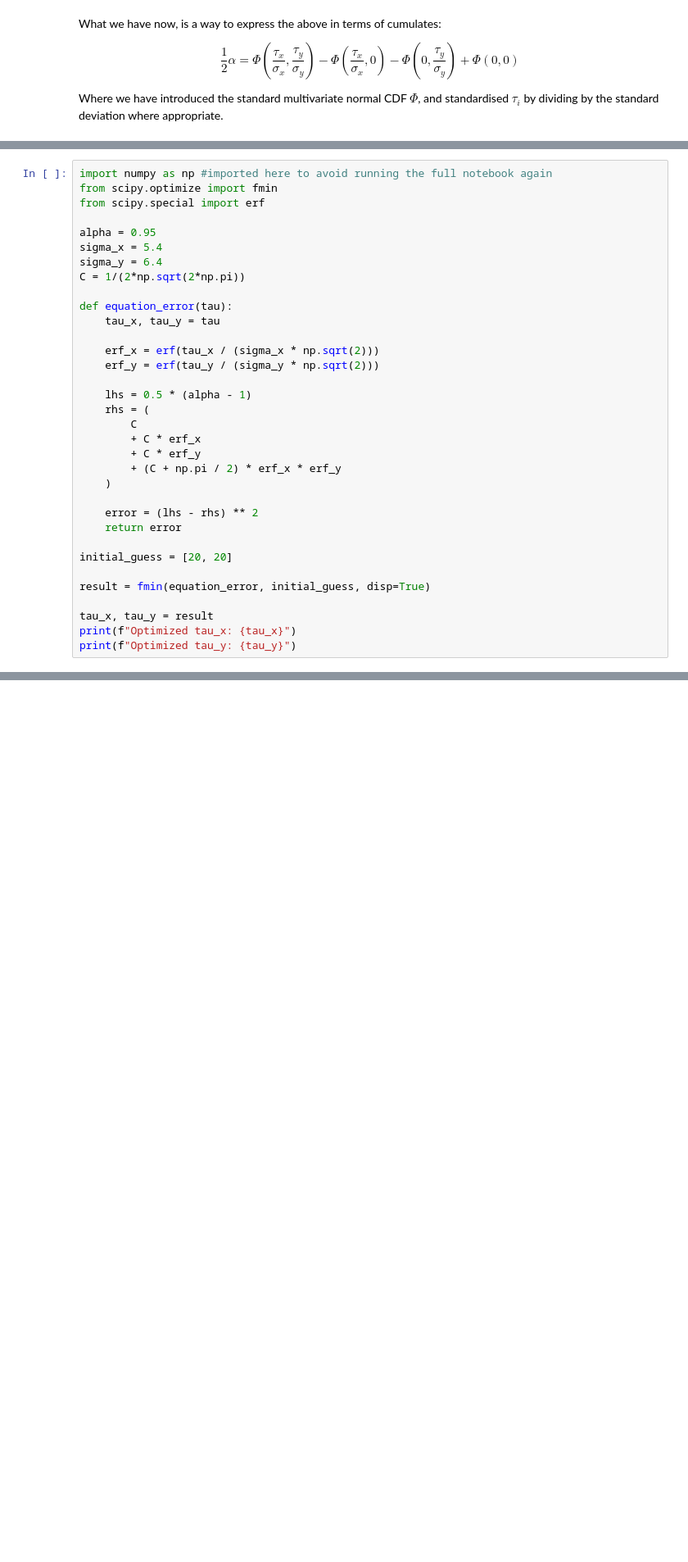
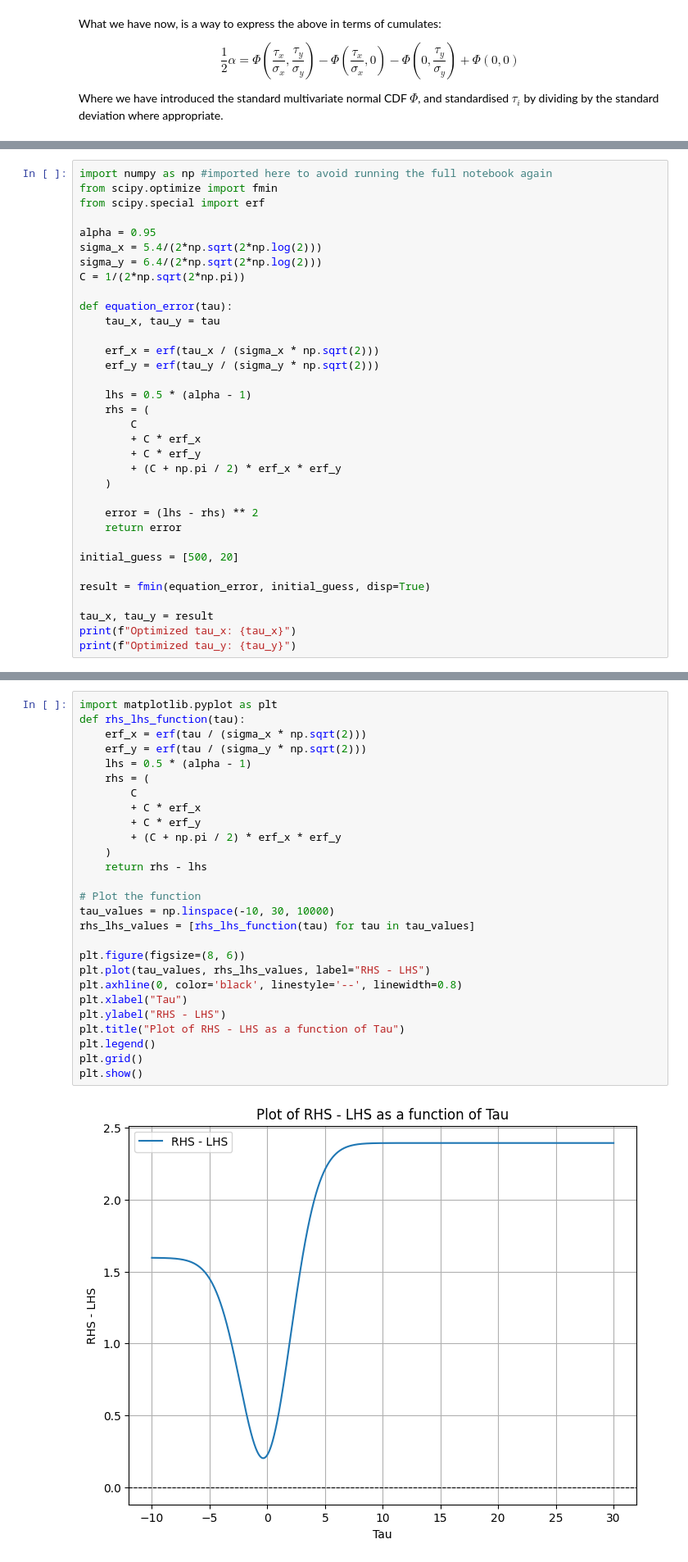
Before and after one commit to AbhishekDey03/mathematical-notebooks, a Jupyter notebook: covariance_matrix_calculations.ipynb, the cells around one changed output, grey strips where cells are left out. Shown at 82% size. Saved outputs shown, nothing was run; the diff lists cells and outputs as text; blank space fills up the shorter version.

Commit message:
Added plots for the functions
It seems like the functions do not have any roots

```diff
--- a/covariance_matrix_calculations.ipynb
+++ b/covariance_matrix_calculations.ipynb
@@ -436,8 +436,8 @@ from scipy.optimize import fmin
 from scipy.special import erf
 
 alpha = 0.95
-sigma_x = 5.4
-sigma_y = 6.4
+sigma_x = 5.4/(2*np.sqrt(2*np.log(2)))
+sigma_y = 6.4/(2*np.sqrt(2*np.log(2)))
 C = 1/(2*np.sqrt(2*np.pi))
 
 def equation_error(tau):
@@ -457,7 +457,7 @@ def equation_error(tau):
     error = (lhs - rhs) ** 2
     return error
 
-initial_guess = [20, 20]
+initial_guess = [500, 20]
 
 result = fmin(equation_error, initial_guess, disp=True)
 
@@ -474,3 +474,32 @@ Optimized tau_y: -1.747877760242497
+# %%
+import matplotlib.pyplot as plt
+def rhs_lhs_function(tau):
+    erf_x = erf(tau / (sigma_x * np.sqrt(2)))
+    erf_y = erf(tau / (sigma_y * np.sqrt(2)))
+    lhs = 0.5 * (alpha - 1)
+    rhs = (
+        C
+        + C * erf_x
+        + C * erf_y
+        + (C + np.pi / 2) * erf_x * erf_y
+    )
+    return rhs - lhs
+
+# Plot the function
+tau_values = np.linspace(-10, 30, 10000)
+rhs_lhs_values = [rhs_lhs_function(tau) for tau in tau_values]
+
+plt.figure(figsize=(8, 6))
+plt.plot(tau_values, rhs_lhs_values, label="RHS - LHS")
+plt.axhline(0, color='black', linestyle='--', linewidth=0.8)
+plt.xlabel("Tau")
+plt.ylabel("RHS - LHS")
+plt.title("Plot of RHS - LHS as a function of Tau")
+plt.legend()
+plt.grid()
+plt.show()
+# %% [output]
+[figure, added]
 # %% [markdown]
 Alternatively, one could look directly at:
 $$
```
Also changed, not shown: parts of 3 cells of this notebook.
